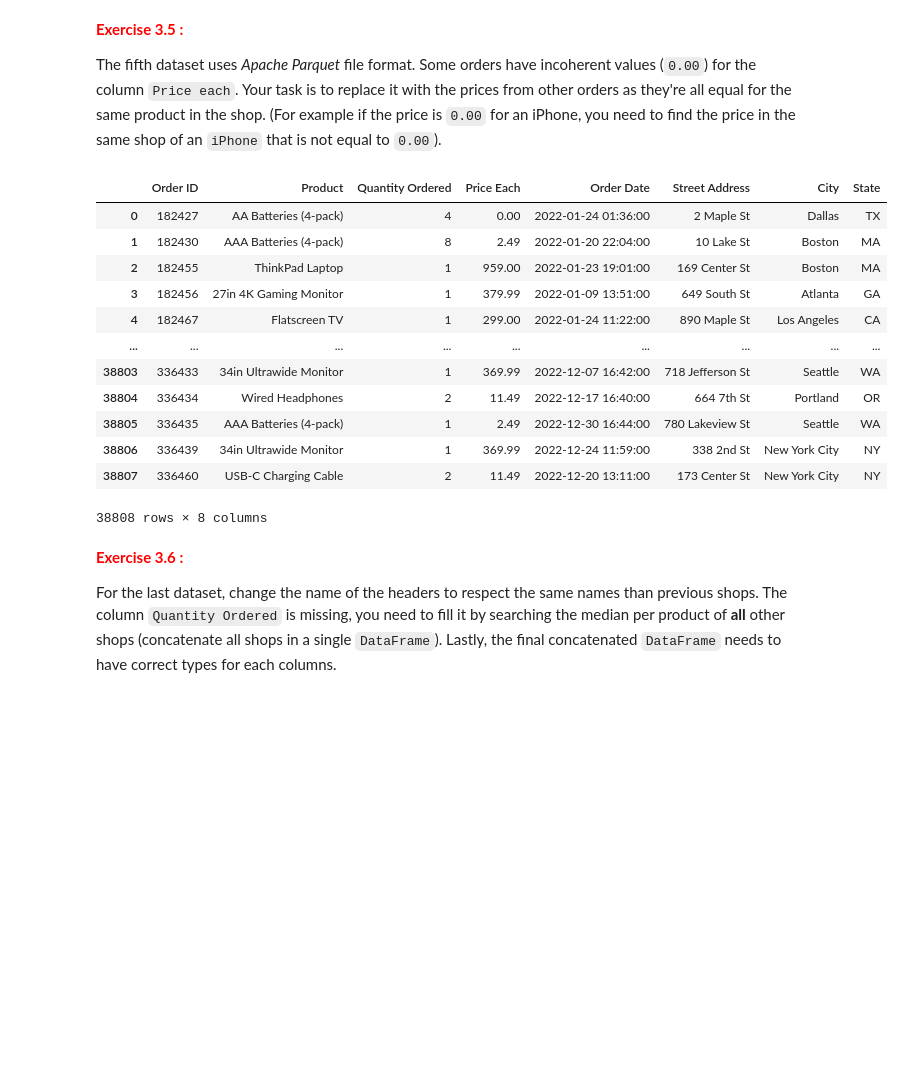
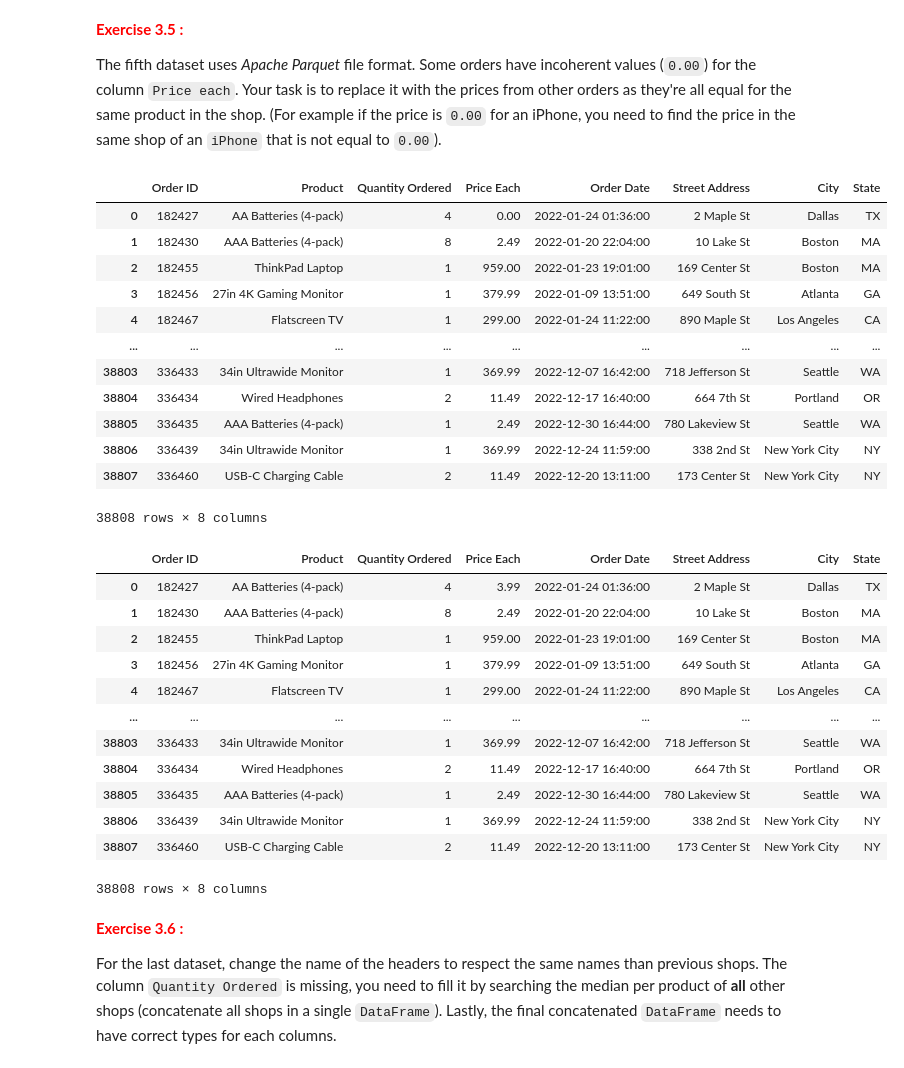
Before and after one commit to evarayHEIG/DataMgmtLab5, a Jupyter notebook: 3_Labo5_DataCleaning_Ray_Stefani.ipynb, the cells around one changed output. Saved outputs shown, nothing was run; the diff lists cells and outputs as text; code cells hidden in the pictures; blank space fills up the shorter version.

```diff
--- a/3_Labo5_DataCleaning_Ray_Stefani.ipynb
+++ b/3_Labo5_DataCleaning_Ray_Stefani.ipynb
@@ -133,25 +224,44 @@ display(df_shop4)
 
 The fifth dataset uses *Apache Parquet* file format. Some orders have incoherent values (`0.00`) for the column `Price each`.
 Your task is to replace it with the prices from other orders as they're all equal for the same product in the shop. (For example if the price is `0.00` for an iPhone, you need to find the price in the same shop of an `iPhone` that is not equal to `0.00`).
-# %%
-df_shop5 = pd.read_parquet(shop5_file)
-display(df_shop5)
-
-# TODO
-# %% [output]
-|  | Order ID | Product | Quantity Ordered | Price Each | Order Date | Street Address | City | State |
-| 0 | 182427 | AA Batteries (4-pack) | 4 | 0.00 | 2022-01-24 01:36:00 | 2 Maple St | Dallas | TX |
-| 1 | 182430 | AAA Batteries (4-pack) | 8 | 2.49 | 2022-01-20 22:04:00 | 10 Lake St | Boston | MA |
-| 2 | 182455 | ThinkPad Laptop | 1 | 959.00 | 2022-01-23 19:01:00 | 169 Center St | Boston | MA |
-| 3 | 182456 | 27in 4K Gaming Monitor | 1 | 379.99 | 2022-01-09 13:51:00 | 649 South St | Atlanta | GA |
-| 4 | 182467 | Flatscreen TV | 1 | 299.00 | 2022-01-24 11:22:00 | 890 Maple St | Los Angeles | CA |
-| ... | ... | ... | ... | ... | ... | ... | ... | ... |
-| 38803 | 336433 | 34in Ultrawide Monitor | 1 | 369.99 | 2022-12-07 16:42:00 | 718 Jefferson St | Seattle | WA |
-| 38804 | 336434 | Wired Headphones | 2 | 11.49 | 2022-12-17 16:40:00 | 664 7th St | Portland | OR |
-| 38805 | 336435 | AAA Batteries (4-pack) | 1 | 2.49 | 2022-12-30 16:44:00 | 780 Lakeview St | Seattle | WA |
-| 38806 | 336439 | 34in Ultrawide Monitor | 1 | 369.99 | 2022-12-24 11:59:00 | 338 2nd St | New York City | NY |
-| 38807 | 336460 | USB-C Charging Cable | 2 | 11.49 | 2022-12-20 13:11:00 | 173 Center St | New York City | NY |
-38808 rows × 8 columns
+# %%
+df_shop5 = pd.read_parquet(shop5_file)
+display(df_shop5)
+
+valid_prices = df_shop5[df_shop5['Price Each'] > 0].groupby('Product')['Price Each'].first()
+
+df_shop5['Price Each'] = df_shop5.apply(
+    lambda row: valid_prices[row['Product']] if row['Price Each'] == 0 else row['Price Each'],
+    axis=1
+)
+df_shop5
+# %% [output]
+|  | Order ID | Product | Quantity Ordered | Price Each | Order Date | Street Address | City | State |
+| 0 | 182427 | AA Batteries (4-pack) | 4 | 0.00 | 2022-01-24 01:36:00 | 2 Maple St | Dallas | TX |
+| 1 | 182430 | AAA Batteries (4-pack) | 8 | 2.49 | 2022-01-20 22:04:00 | 10 Lake St | Boston | MA |
+| 2 | 182455 | ThinkPad Laptop | 1 | 959.00 | 2022-01-23 19:01:00 | 169 Center St | Boston | MA |
+| 3 | 182456 | 27in 4K Gaming Monitor | 1 | 379.99 | 2022-01-09 13:51:00 | 649 South St | Atlanta | GA |
+| 4 | 182467 | Flatscreen TV | 1 | 299.00 | 2022-01-24 11:22:00 | 890 Maple St | Los Angeles | CA |
+| ... | ... | ... | ... | ... | ... | ... | ... | ... |
+| 38803 | 336433 | 34in Ultrawide Monitor | 1 | 369.99 | 2022-12-07 16:42:00 | 718 Jefferson St | Seattle | WA |
+| 38804 | 336434 | Wired Headphones | 2 | 11.49 | 2022-12-17 16:40:00 | 664 7th St | Portland | OR |
+| 38805 | 336435 | AAA Batteries (4-pack) | 1 | 2.49 | 2022-12-30 16:44:00 | 780 Lakeview St | Seattle | WA |
+| 38806 | 336439 | 34in Ultrawide Monitor | 1 | 369.99 | 2022-12-24 11:59:00 | 338 2nd St | New York City | NY |
+| 38807 | 336460 | USB-C Charging Cable | 2 | 11.49 | 2022-12-20 13:11:00 | 173 Center St | New York City | NY |
+38808 rows × 8 columns
+|  | Order ID | Product | Quantity Ordered | Price Each | Order Date | Street Address | City | State |
+| 0 | 182427 | AA Batteries (4-pack) | 4 | 3.99 | 2022-01-24 01:36:00 | 2 Maple St | Dallas | TX |
+| 1 | 182430 | AAA Batteries (4-pack) | 8 | 2.49 | 2022-01-20 22:04:00 | 10 Lake St | Boston | MA |
+| 2 | 182455 | ThinkPad Laptop | 1 | 959.00 | 2022-01-23 19:01:00 | 169 Center St | Boston | MA |
+| 3 | 182456 | 27in 4K Gaming Monitor | 1 | 379.99 | 2022-01-09 13:51:00 | 649 South St | Atlanta | GA |
+| 4 | 182467 | Flatscreen TV | 1 | 299.00 | 2022-01-24 11:22:00 | 890 Maple St | Los Angeles | CA |
+| ... | ... | ... | ... | ... | ... | ... | ... | ... |
+| 38803 | 336433 | 34in Ultrawide Monitor | 1 | 369.99 | 2022-12-07 16:42:00 | 718 Jefferson St | Seattle | WA |
+| 38804 | 336434 | Wired Headphones | 2 | 11.49 | 2022-12-17 16:40:00 | 664 7th St | Portland | OR |
+| 38805 | 336435 | AAA Batteries (4-pack) | 1 | 2.49 | 2022-12-30 16:44:00 | 780 Lakeview St | Seattle | WA |
+| 38806 | 336439 | 34in Ultrawide Monitor | 1 | 369.99 | 2022-12-24 11:59:00 | 338 2nd St | New York City | NY |
+| 38807 | 336460 | USB-C Charging Cable | 2 | 11.49 | 2022-12-20 13:11:00 | 173 Center St | New York City | NY |
+38808 rows × 8 columns
 # %% [markdown]
 <p style='color:red;font-weight:bold'>Exercise 3.6 : </p>
 
```
Also changed, not shown: parts of 11 cells of this notebook.
